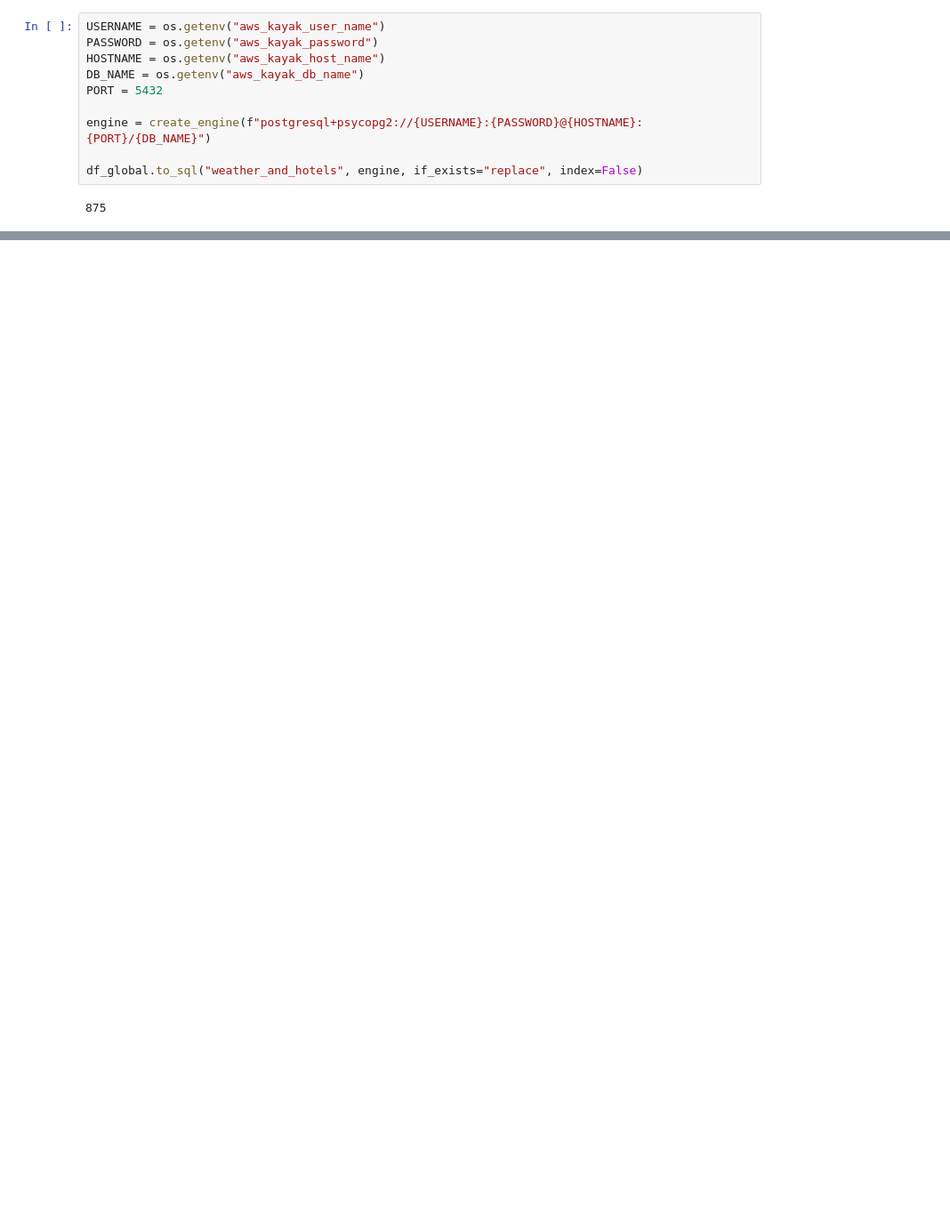
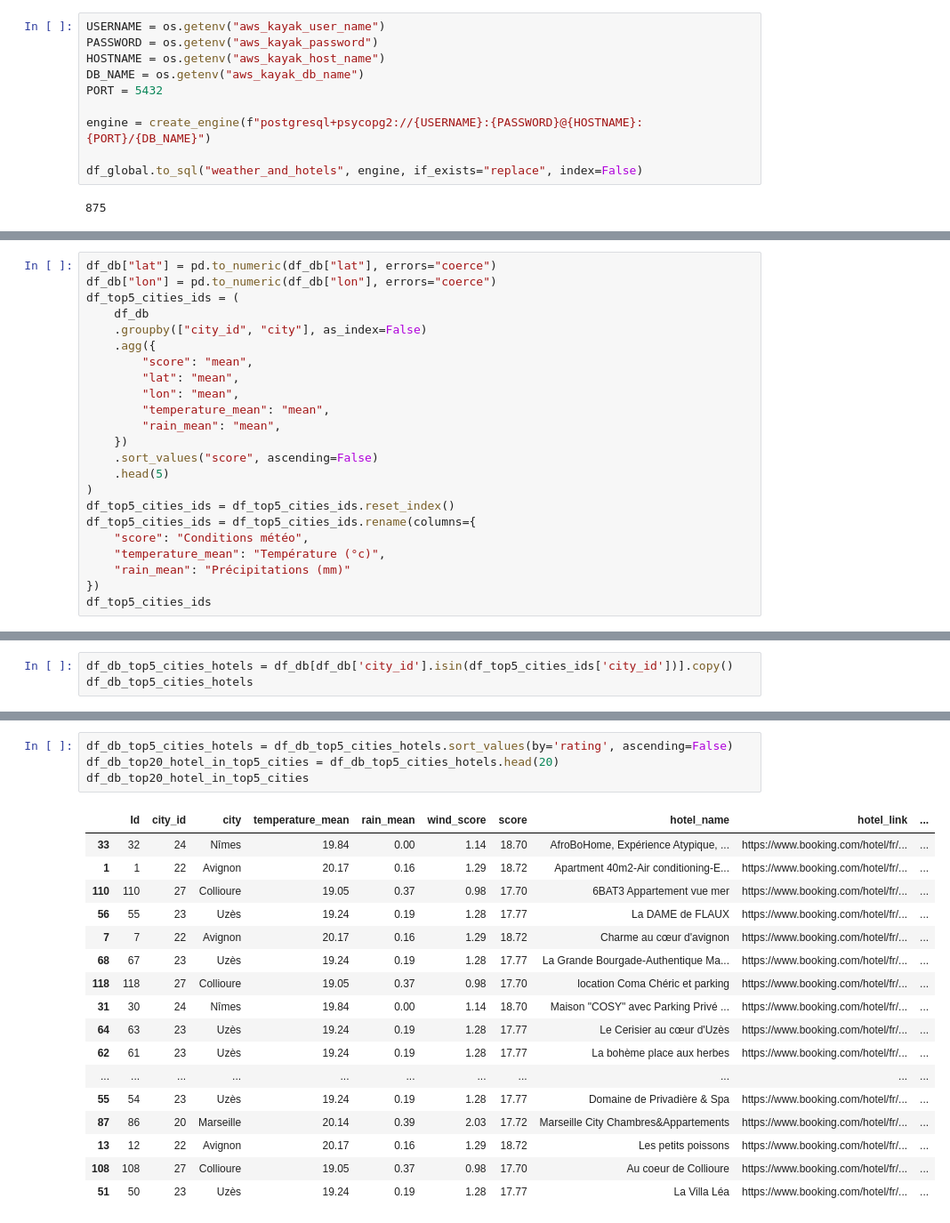
Before and after one commit to Quentin-qha/Jedha, a Jupyter notebook: 03_data_collection_and_managment/final_project/kayak.ipynb, the cells around one changed output, grey strips where cells are left out. Shown at 89% size. Saved outputs shown, nothing was run; the diff lists cells and outputs as text; blank space fills up the shorter version.

```diff
--- a/03_data_collection_and_managment/final_project/kayak.ipynb
+++ b/03_data_collection_and_managment/final_project/kayak.ipynb
@@ -341,0 +426,23 @@ df
+# %%
+df_db["lat"] = pd.to_numeric(df_db["lat"], errors="coerce")
+df_db["lon"] = pd.to_numeric(df_db["lon"], errors="coerce")
+df_top5_cities_ids = (
+    df_db
+    .groupby(["city_id", "city"], as_index=False)
+    .agg({
+        "score": "mean",
+        "lat": "mean",
+        "lon": "mean",
+        "temperature_mean": "mean",
+        "rain_mean": "mean",
+    })
+    .sort_values("score", ascending=False)
+    .head(5)
+)
+df_top5_cities_ids = df_top5_cities_ids.reset_index()
+df_top5_cities_ids = df_top5_cities_ids.rename(columns={
+    "score": "Conditions météo",
+    "temperature_mean": "Température (°c)",
+    "rain_mean": "Précipitations (mm)"
+})
+df_top5_cities_ids
@@ -341,0 +482,3 @@ df
+# %%
+df_db_top5_cities_hotels = df_db[df_db['city_id'].isin(df_top5_cities_ids['city_id'])].copy()
+df_db_top5_cities_hotels
@@ -341,0 +499,22 @@ df
+# %%
+df_db_top5_cities_hotels = df_db_top5_cities_hotels.sort_values(by='rating', ascending=False)
+df_db_top20_hotel_in_top5_cities = df_db_top5_cities_hotels.head(20)
+df_db_top20_hotel_in_top5_cities
+# %% [output]
+|  | Id | city_id | city | temperature_mean | rain_mean | wind_score | score | hotel_name | hotel_link | ... |
+| 33 | 32 | 24 | Nîmes | 19.84 | 0.00 | 1.14 | 18.70 | AfroBoHome, Expérience Atypique, ... | https://www.booking.com/hotel/fr/... | ... |
+| 1 | 1 | 22 | Avignon | 20.17 | 0.16 | 1.29 | 18.72 | Apartment 40m2-Air conditioning-E... | https://www.booking.com/hotel/fr/... | ... |
+| 110 | 110 | 27 | Collioure | 19.05 | 0.37 | 0.98 | 17.70 | 6BAT3 Appartement vue mer | https://www.booking.com/hotel/fr/... | ... |
+| 56 | 55 | 23 | Uzès | 19.24 | 0.19 | 1.28 | 17.77 | La DAME de FLAUX | https://www.booking.com/hotel/fr/... | ... |
+| 7 | 7 | 22 | Avignon | 20.17 | 0.16 | 1.29 | 18.72 | Charme au cœur d'avignon | https://www.booking.com/hotel/fr/... | ... |
+| 68 | 67 | 23 | Uzès | 19.24 | 0.19 | 1.28 | 17.77 | La Grande Bourgade-Authentique Ma... | https://www.booking.com/hotel/fr/... | ... |
+| 118 | 118 | 27 | Collioure | 19.05 | 0.37 | 0.98 | 17.70 | location Coma Chéric et parking | https://www.booking.com/hotel/fr/... | ... |
+| 31 | 30 | 24 | Nîmes | 19.84 | 0.00 | 1.14 | 18.70 | Maison "COSY" avec Parking Privé ... | https://www.booking.com/hotel/fr/... | ... |
+| 64 | 63 | 23 | Uzès | 19.24 | 0.19 | 1.28 | 17.77 | Le Cerisier au cœur d'Uzès | https://www.booking.com/hotel/fr/... | ... |
+| 62 | 61 | 23 | Uzès | 19.24 | 0.19 | 1.28 | 17.77 | La bohème place aux herbes | https://www.booking.com/hotel/fr/... | ... |
+| ... | ... | ... | ... | ... | ... | ... | ... | ... | ... | ... |
+| 55 | 54 | 23 | Uzès | 19.24 | 0.19 | 1.28 | 17.77 | Domaine de Privadière & Spa | https://www.booking.com/hotel/fr/... | ... |
+| 87 | 86 | 20 | Marseille | 20.14 | 0.39 | 2.03 | 17.72 | Marseille City Chambres&Appartements | https://www.booking.com/hotel/fr/... | ... |
+| 13 | 12 | 22 | Avignon | 20.17 | 0.16 | 1.29 | 18.72 | Les petits poissons | https://www.booking.com/hotel/fr/... | ... |
+| 108 | 108 | 27 | Collioure | 19.05 | 0.37 | 0.98 | 17.70 | Au coeur de Collioure | https://www.booking.com/hotel/fr/... | ... |
+| 51 | 50 | 23 | Uzès | 19.24 | 0.19 | 1.28 | 17.77 | La Villa Léa | https://www.booking.com/hotel/fr/... | ... |
```
Also changed, not shown: parts of 22 cells of this notebook.
